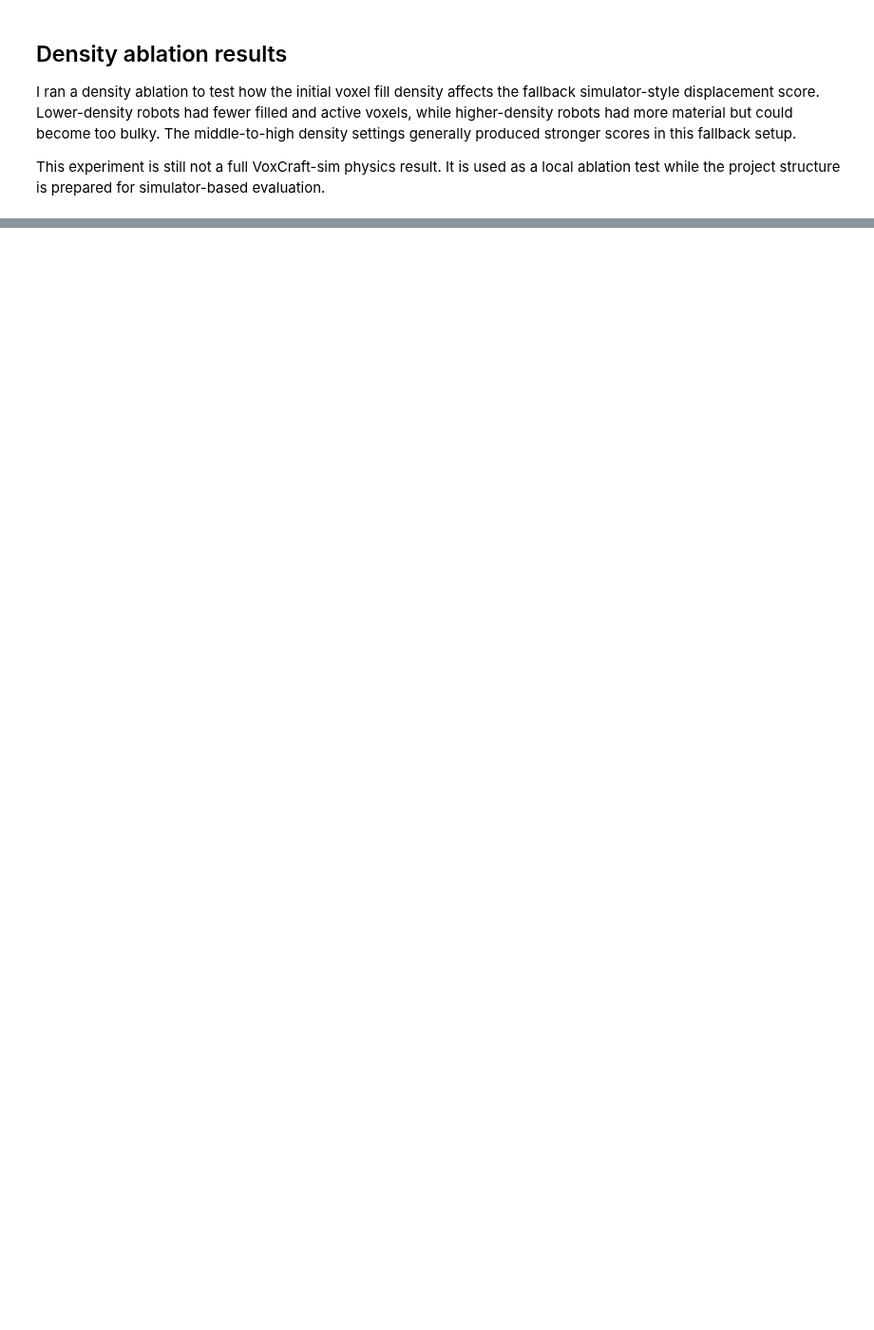
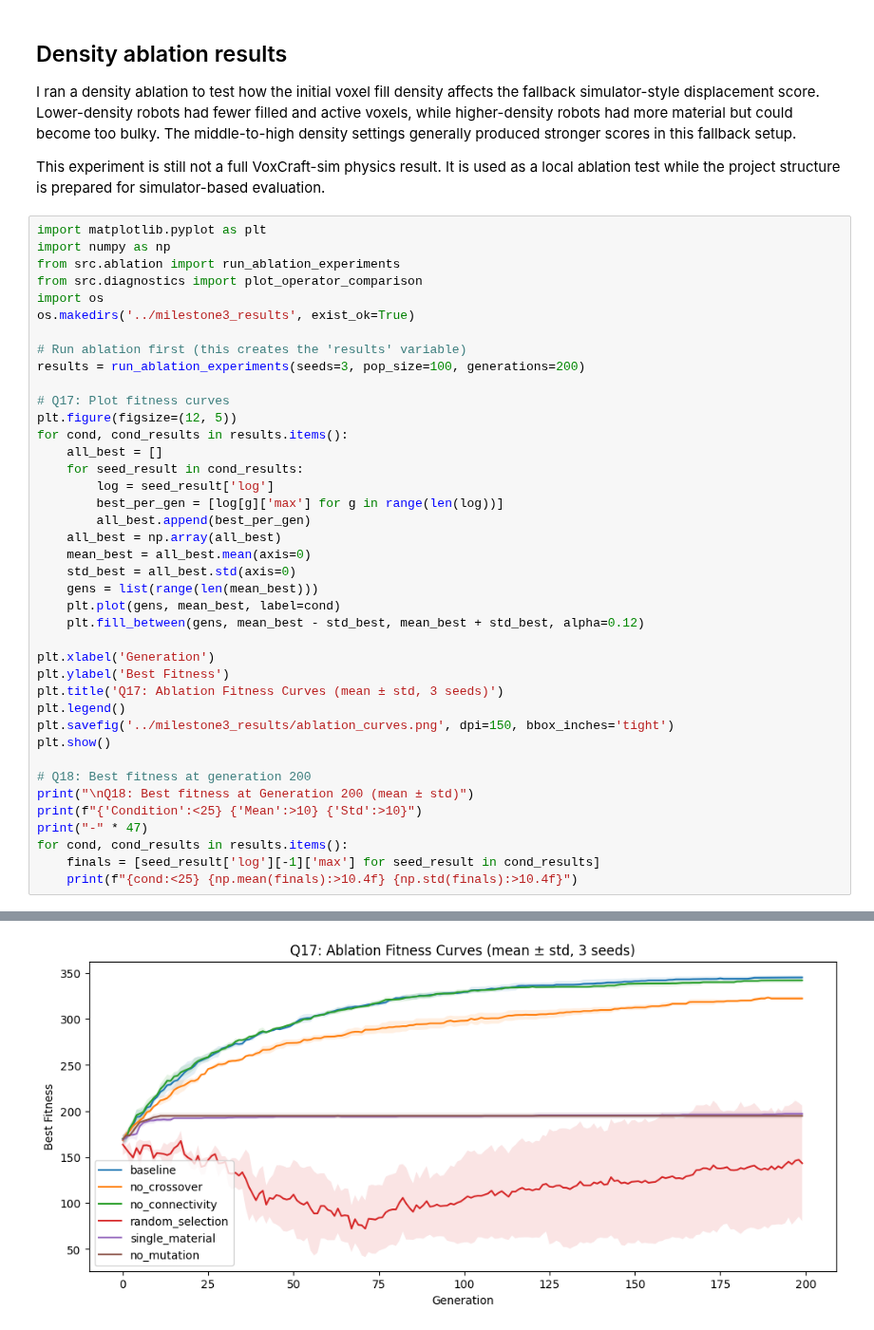
Before and after one commit to ayushishringi/xenobot-exercise, a Jupyter notebook: notebooks/milestone3_notebook.ipynb, the cells around one changed output, grey strips where cells are left out. Shown at 95% size. Saved outputs shown, nothing was run; the diff lists cells and outputs as text; blank space fills up the shorter version.

```diff
--- a/notebooks/milestone3_notebook.ipynb
+++ b/notebooks/milestone3_notebook.ipynb
@@ -31,3 +31,44 @@ density mean_score      std_score       best_score
 I ran a density ablation to test how the initial voxel fill density affects the fallback simulator-style displacement score. Lower-density robots had fewer filled and active voxels, while higher-density robots had more material but could become too bulky. The middle-to-high density settings generally produced stronger scores in this fallback setup.
 
 This experiment is still not a full VoxCraft-sim physics result. It is used as a local ablation test while the project structure is prepared for simulator-based evaluation.
+# %%
+import matplotlib.pyplot as plt
+import numpy as np
+from src.ablation import run_ablation_experiments
+from src.diagnostics import plot_operator_comparison
+import os
+os.makedirs('../milestone3_results', exist_ok=True)
+
+# Run ablation first (this creates the 'results' variable)
+results = run_ablation_experiments(seeds=3, pop_size=100, generations=200)
+
+# Q17: Plot fitness curves
+plt.figure(figsize=(12, 5))
+for cond, cond_results in results.items():
+    all_best = []
+    for seed_result in cond_results:
+        log = seed_result['log']
+        best_per_gen = [log[g]['max'] for g in range(len(log))]
+        all_best.append(best_per_gen)
+    all_best = np.array(all_best)
+    mean_best = all_best.mean(axis=0)
+    std_best = all_best.std(axis=0)
+    gens = list(range(len(mean_best)))
+    plt.plot(gens, mean_best, label=cond)
+    plt.fill_between(gens, mean_best - std_best, mean_best + std_best, alpha=0.12)
+
+plt.xlabel('Generation')
+plt.ylabel('Best Fitness')
+plt.title('Q17: Ablation Fitness Curves (mean ± std, 3 seeds)')
+plt.legend()
+plt.savefig('../milestone3_results/ablation_curves.png', dpi=150, bbox_inches='tight')
+plt.show()
+
+# Q18: Best fitness at generation 200
+print("\nQ18: Best fitness at Generation 200 (mean ± std)")
+print(f"{'Condition':<25} {'Mean':>10} {'Std':>10}")
+print("-" * 47)
+for cond, cond_results in results.items():
+    finals = [seed_result['log'][-1]['max'] for seed_result in cond_results]
+    print(f"{cond:<25} {np.mean(finals):>10.4f} {np.std(finals):>10.4f}")
+# %% [output]
@@ -33,0 +92 @@ This experiment is still not a full VoxCraft-sim physics result. It is used as a
+[figure, added]
```
Also changed, not shown: parts of 7 cells of this notebook, 30 other files.
